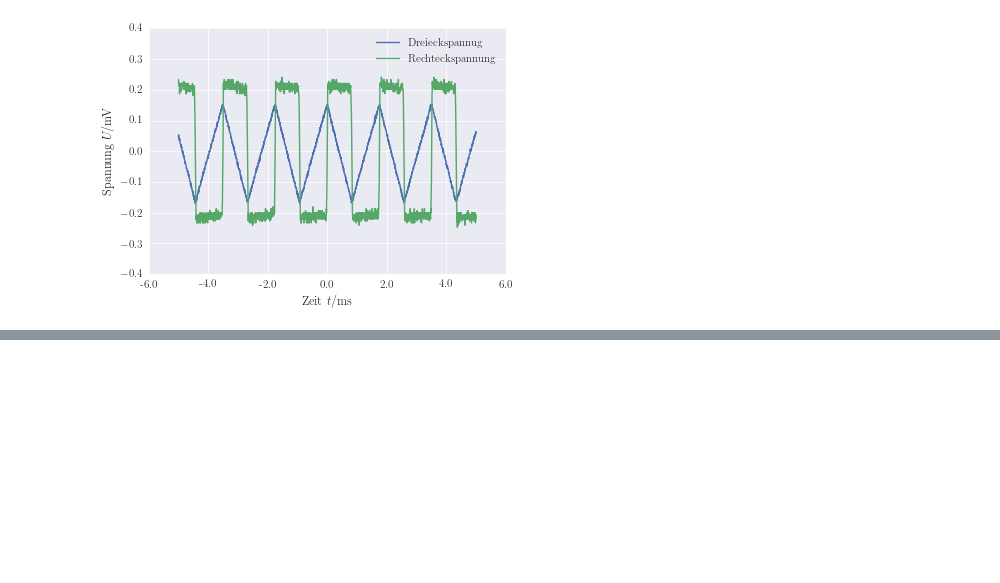
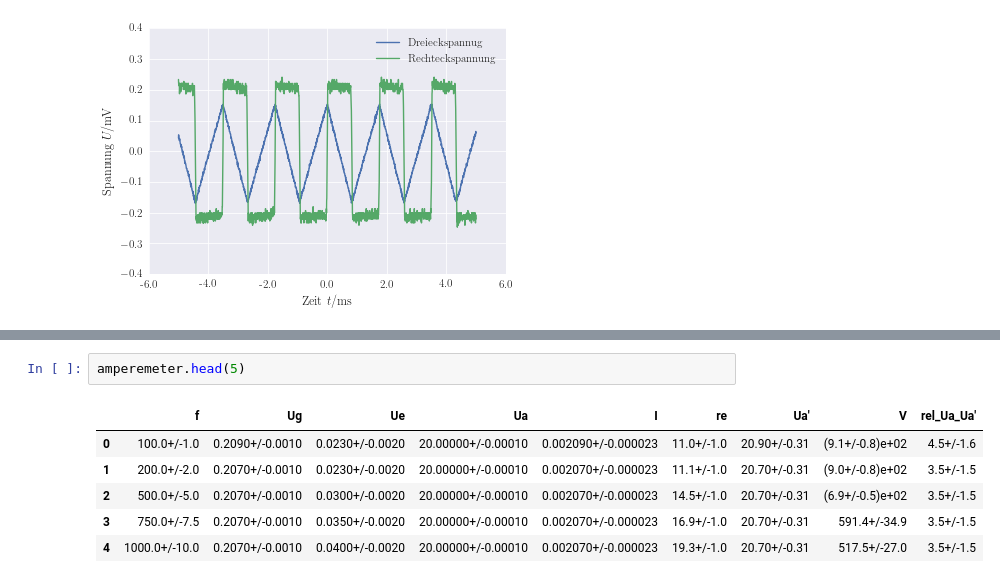
Before and after one commit to LuckyJosh/PhysikFP2015, a Jupyter notebook: 05_Operationsvertaerker[ ]/Python/Auswertung.ipynb, the cells around one changed output, grey strips where cells are left out. Drawn from its saved outputs; the diff is of its cells as text; blank space fills up the shorter version.

```diff
--- a/05_Operationsvertaerker[ ]/Python/Auswertung.ipynb
+++ b/05_Operationsvertaerker[ ]/Python/Auswertung.ipynb
@@ -887,0 +918,9 @@ fig.savefig(path_graphics+"Funktionsgenerator.pdf")
+# %%
+amperemeter.head(5)
+# %% [output]
+|  | f | Ug | Ue | Ua | I | re | Ua' | V | rel_Ua_Ua' |
+| 0 | 100.0+/-1.0 | 0.2090+/-0.0010 | 0.0230+/-0.0020 | 20.00000+/-0.00010 | 0.002090+/-0.000023 | 11.0+/-1.0 | 20.90+/-0.31 | (9.1+/-0.8)e+02 | 4.5+/-1.6 |
+| 1 | 200.0+/-2.0 | 0.2070+/-0.0010 | 0.0230+/-0.0020 | 20.00000+/-0.00010 | 0.002070+/-0.000023 | 11.1+/-1.0 | 20.70+/-0.31 | (9.0+/-0.8)e+02 | 3.5+/-1.5 |
+| 2 | 500.0+/-5.0 | 0.2070+/-0.0010 | 0.0300+/-0.0020 | 20.00000+/-0.00010 | 0.002070+/-0.000023 | 14.5+/-1.0 | 20.70+/-0.31 | (6.9+/-0.5)e+02 | 3.5+/-1.5 |
+| 3 | 750.0+/-7.5 | 0.2070+/-0.0010 | 0.0350+/-0.0020 | 20.00000+/-0.00010 | 0.002070+/-0.000023 | 16.9+/-1.0 | 20.70+/-0.31 | 591.4+/-34.9 | 3.5+/-1.5 |
+| 4 | 1000.0+/-10.0 | 0.2070+/-0.0010 | 0.0400+/-0.0020 | 20.00000+/-0.00010 | 0.002070+/-0.000023 | 19.3+/-1.0 | 20.70+/-0.31 | 517.5+/-27.0 | 3.5+/-1.5 |
```
Also changed, not shown: parts of 11 cells of this notebook, 24 other files.
